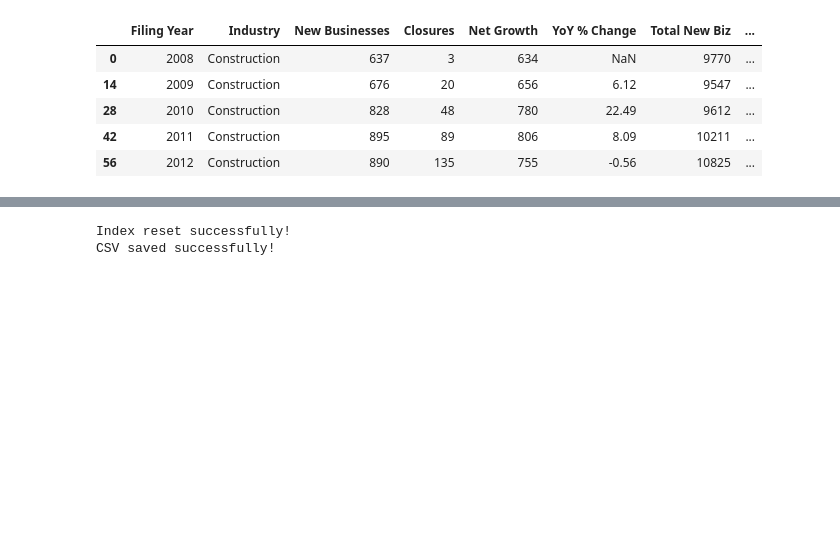
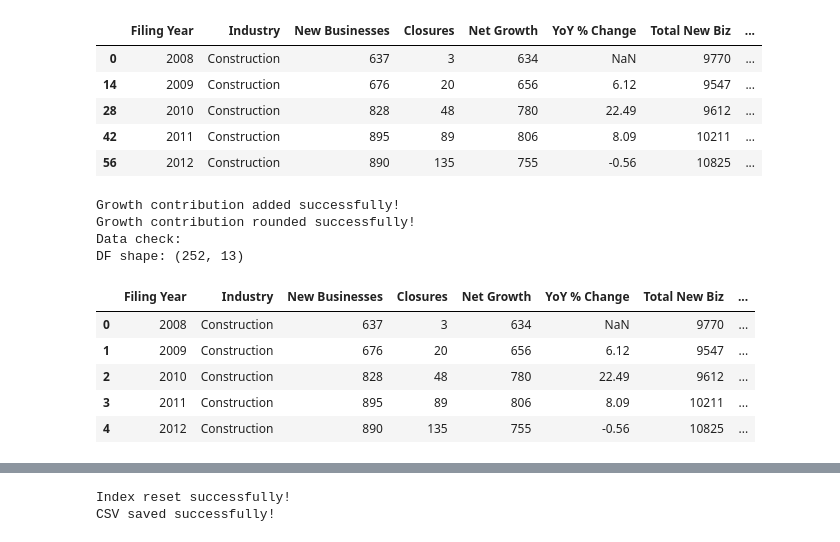
Before and after one commit to bgizzle78/nf-insights-project, a Jupyter notebook: notebooks/wvsos_business_registrations_cleaning.ipynb, the cells around one changed output, grey strips where cells are left out. Cells and saved outputs as stored; diff of their text form; code cells hidden in the pictures; blank space fills up the shorter version.

```diff
--- a/notebooks/wvsos_business_registrations_cleaning.ipynb
+++ b/notebooks/wvsos_business_registrations_cleaning.ipynb
@@ -701,3 +701,42 @@ DF shape: (252, 11)
 | 28 | 2010 | Construction | 828 | 48 | 780 | 22.49 | 9612 | ... |
 | 42 | 2011 | Construction | 895 | 89 | 806 | 8.09 | 10211 | ... |
 | 56 | 2012 | Construction | 890 | 135 | 755 | -0.56 | 10825 | ... |
+# %%
+# Calculate total net growth per year
+net_growth_totals = (
+    wvsos_metrics
+    .groupby('Filing Year')['Net Growth']
+    .sum()
+    .reset_index(name='Total Net Growth')
+)
+
+# Merge totals into main table
+wvsos_metrics = wvsos_metrics.merge(net_growth_totals, on='Filing Year', how='left')
+
+# Calculate growth contribution
+wvsos_metrics['Growth Contribution'] = (
+    wvsos_metrics['Net Growth'] / wvsos_metrics['Total Net Growth']
+)
+
+print('Growth contribution added successfully!')
+
+# Round for readability
+wvsos_metrics['Growth Contribution'] = wvsos_metrics['Growth Contribution'].round(2)
+
+print('Growth contribution rounded successfully!')
+
+# Data check
+print('Data check:')
+print('DF shape:', wvsos_metrics.shape)
+wvsos_metrics.head()
+# %% [output]
+Growth contribution added successfully!
+Growth contribution rounded successfully!
+Data check:
+DF shape: (252, 13)
+|  | Filing Year | Industry | New Businesses | Closures | Net Growth | YoY % Change | Total New Biz | ... |
+| 0 | 2008 | Construction | 637 | 3 | 634 | NaN | 9770 | ... |
+| 1 | 2009 | Construction | 676 | 20 | 656 | 6.12 | 9547 | ... |
+| 2 | 2010 | Construction | 828 | 48 | 780 | 22.49 | 9612 | ... |
+| 3 | 2011 | Construction | 895 | 89 | 806 | 8.09 | 10211 | ... |
+| 4 | 2012 | Construction | 890 | 135 | 755 | -0.56 | 10825 | ... |
```
Also changed, not shown: parts of 6 cells of this notebook, 1 other file.
